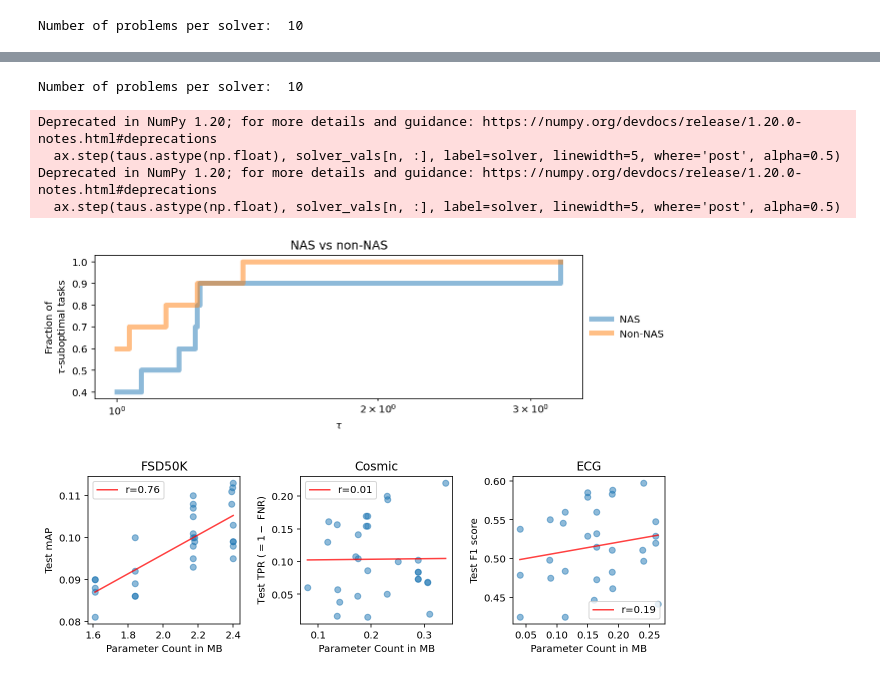
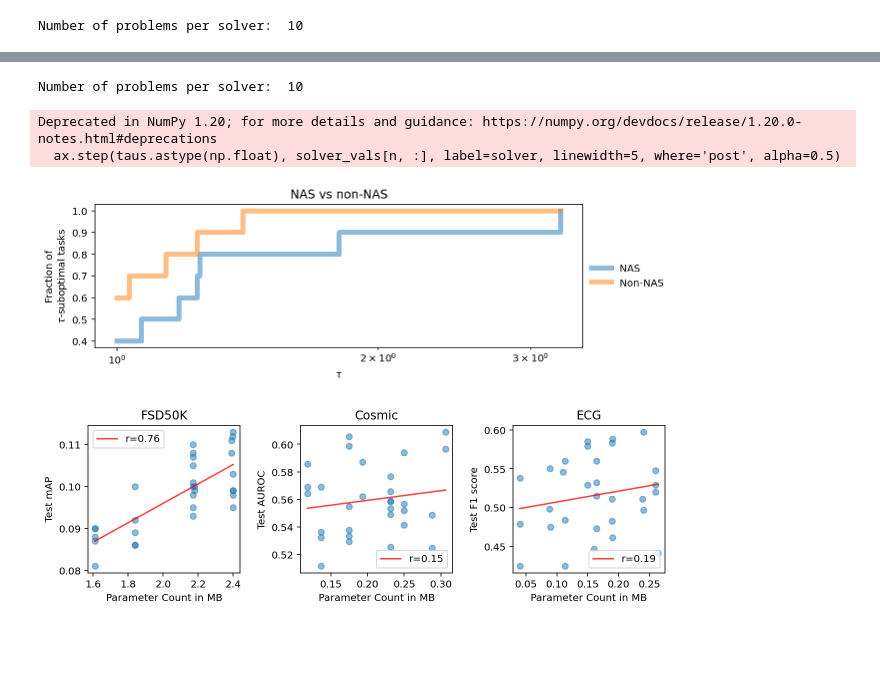
Before and after one commit to rtu715/NAS-Bench-360, a Jupyter notebook: performance_profiles/Profiles.ipynb, the cells around one changed output, grey strips where cells are left out. Drawn from its saved outputs; the diff is of its cells as text; code cells hidden in the pictures; blank space fills up the shorter version.

Commit message:
Update cosmic

```diff
--- a/performance_profiles/Profiles.ipynb
+++ b/performance_profiles/Profiles.ipynb
@@ -379,7 +359,8 @@ Deprecated in NumPy 1.20; for more details and guidance: https://numpy.org/devdo
 import copy
 
 methods = (['NAS'] * 10) + (['Non-NAS'] * 10)
-objectives = [24.02, 48.23, 8.45, 60.0, 2.6, 2.94, 31.15, 33.0, 12.51, 32.0, 19.39, 67.41, 6.78, 62.0, 0.8, 3.35, 25.29, 28.0, 15.49, 30.0]
+objectives = [24.02, 48.23, 8.45, 60.0, 2.6, 2.94, 22.9, 33.0, 12.51, 32.0,
+            19.39, 67.41, 6.78, 62.0, 0.8, 3.35, 12.68197067, 28.0, 15.49, 30.0]
 nas_df = copy.deepcopy(slow_df)
 for i in range(20):
     nas_df.loc[i]['method'] = methods[i]
@@ -414,9 +395,7 @@ draw_nas_pp(comb_taus, comb_solver_vals, comb_solvers)
 Number of problems per solver:  10
 Deprecated in NumPy 1.20; for more details and guidance: https://numpy.org/devdocs/release/1.20.0-notes.html#deprecations
   ax.step(taus.astype(np.float), solver_vals[n, :], label=solver, linewidth=5, where='post', alpha=0.5)
-Deprecated in NumPy 1.20; for more details and guidance: https://numpy.org/devdocs/release/1.20.0-notes.html#deprecations
-  ax.step(taus.astype(np.float), solver_vals[n, :], label=solver, linewidth=5, where='post', alpha=0.5)
-[figure, old version]
+[figure, new version]
 # %%
 def plot_corr(x, y, title='', xlabel='', ylabel='', ax=None):
     if ax is None:
@@ -438,37 +417,54 @@ fsd_metrics = [0.113, 0.112, 0.110, 0.111, 0.107, 0.108, 0.105, 0.098, 0.103, 0.
 fsd_size = [2.40, 2.397, 2.17, 2.391, 2.17, 2.17, 2.171, 2.171, 2.40, 2.17, 2.39, 2.18, 2.40, 2.18, 1.84, 1.61, 1.61, 2.40, 2.17, 2.17, 1.61, 1.84, 2.17, 2.40, 1.84, 1.61, 1.84, 1.84, 2.40, 1.61]
 
 # Cosmic metrics
-cosmic_metrics = [0.20, 0.157, 0.170, 0.154, 0.22, 0.195, 0.108, 0.170, 0.069, 0.161, 0.017, 0.073, 0.038, 0.154, 0.130, 0.105,
+cosmic_old_metrics = [0.20, 0.157, 0.170, 0.154, 0.22, 0.195, 0.108, 0.170, 0.069, 0.161, 0.017, 0.073, 0.038, 0.154, 0.130, 0.105,
       0.06, 0.086, 0.10, 0.02, 0.015, 0.057, 0.084, 0.141,0.05, 0.068, 0.073, 0.084, 0.047, 0.102]
-cosmic_size = [0.23, 0.136, 0.193, 0.19, 0.34, 0.231, 0.17, 0.19, 0.306, 0.12, 0.136, 0.288, 0.14, 0.193, 0.118, 0.175,
+cosmic_old_size = [0.23, 0.136, 0.193, 0.19, 0.34, 0.231, 0.17, 0.19, 0.306, 0.12, 0.136, 0.288, 0.14, 0.193, 0.118, 0.175,
      0.08, 0.193, 0.25, 0.31, 0.193, 0.137, 0.288, 0.175, 0.23, 0.306, 0.288, 0.288, 0.174, 0.288]
+
+
+cosmic_metrics = [
+    0.4234912994366814,0.4058082624242966,0.40143865281254254,0.4704249757035721,0.39425507499708723,0.4416158886930799,0.46211356080447097,0.4465796507906583,0.4511921762362022,0.4410439277672177,
+    0.4883935039272532,0.4128960697349031,0.4341406820394367,0.43568409730289015,0.3911887180537533,0.4034021065631508,0.45089209776077854,0.4743578470129671,0.4308896303514085,0.4450284402244422,
+    0.4635839024769255,0.45852617053407463,0.4310870797796842,0.414329294767678,0.44796857019224146,0.4752732689317748,0.46759148158455976,0.4378874918065958,0.4667062252581087,0.4433970213793539,
+]
+cosmic_metrics = np.array(cosmic_metrics)
+cosmic_metrics = 1.0 - cosmic_metrics
+
+cosmic_size = [
+    0.231257,0.249817,0.174585,0.174585,0.174585,0.231257,0.174585,0.231257,0.287929,0.231257,
+    0.136473,0.193145,0.231257,0.117913,0.306489,0.306489,0.231257,0.231257,0.117913,0.174585,
+    0.136473,0.249817,0.136473,0.117913,0.249817,0.287929,0.136473,0.193145,0.174585,0.249817
+]
+
+
 
 # ECG metrics
 ecg_metrics= [0.597,0.588, 0.585, 0.583, 0.579, 0.520, 0.560, 0.550, 0.546, 0.560, 0.548, 0.425, 0.447, 0.462, 0.425, 0.442,
        0.473, 0.475, 0.479, 0.483, 0.484, 0.532, 0.538, 0.515, 0.511, 0.498, 0.497, 0.529, 0.529, 0.511]
 ecg_size = [0.24, 0.19, 0.15, 0.189, 0.15, 0.26, 0.113, 0.089, 0.11, 0.164, 0.26, 0.113, 0.16, 0.19, 0.04, 0.264,
         0.164, 0.09, 0.04, 0.189, 0.113, 0.164, 0.04, 0.164, 0.189, 0.088, 0.240, 0.15, 0.26, 0.239]
 
 fig, axs = plt.subplots(1, 3, figsize=(3.0*3, 3.0))
 plot_corr(fsd_size, fsd_metrics,
     title='FSD50K',
     xlabel='Parameter Count in MB',
     ylabel='Test mAP',
     ax=axs[0])
 
 plot_corr(cosmic_size, cosmic_metrics,
     title='Cosmic',
     xlabel='Parameter Count in MB',
-    ylabel=r'Test TPR ($=1 - $ FNR)',
+    ylabel=r'Test AUROC',
     ax=axs[1])
 
 plot_corr(ecg_size, ecg_metrics,
     title='ECG',
     xlabel='Parameter Count in MB',
     ylabel='Test F1 score',
     ax=axs[2])
 
 plt.tight_layout()
 plt.savefig('perf_modelsize.pdf')
 # %% [output]
-[figure, old version]
+[figure, new version]
```
Also changed, not shown: parts of 5 cells of this notebook, 2 other files.
